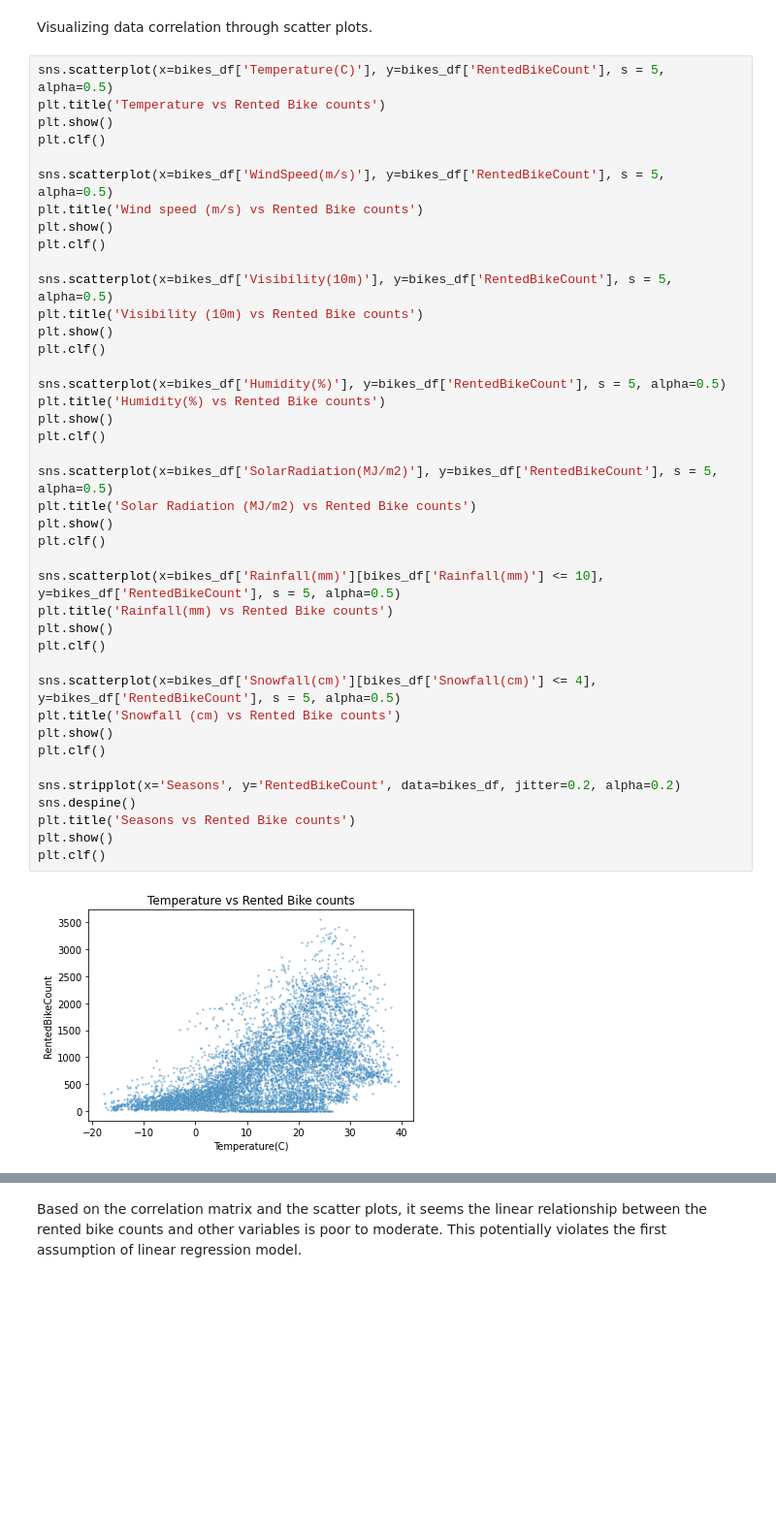
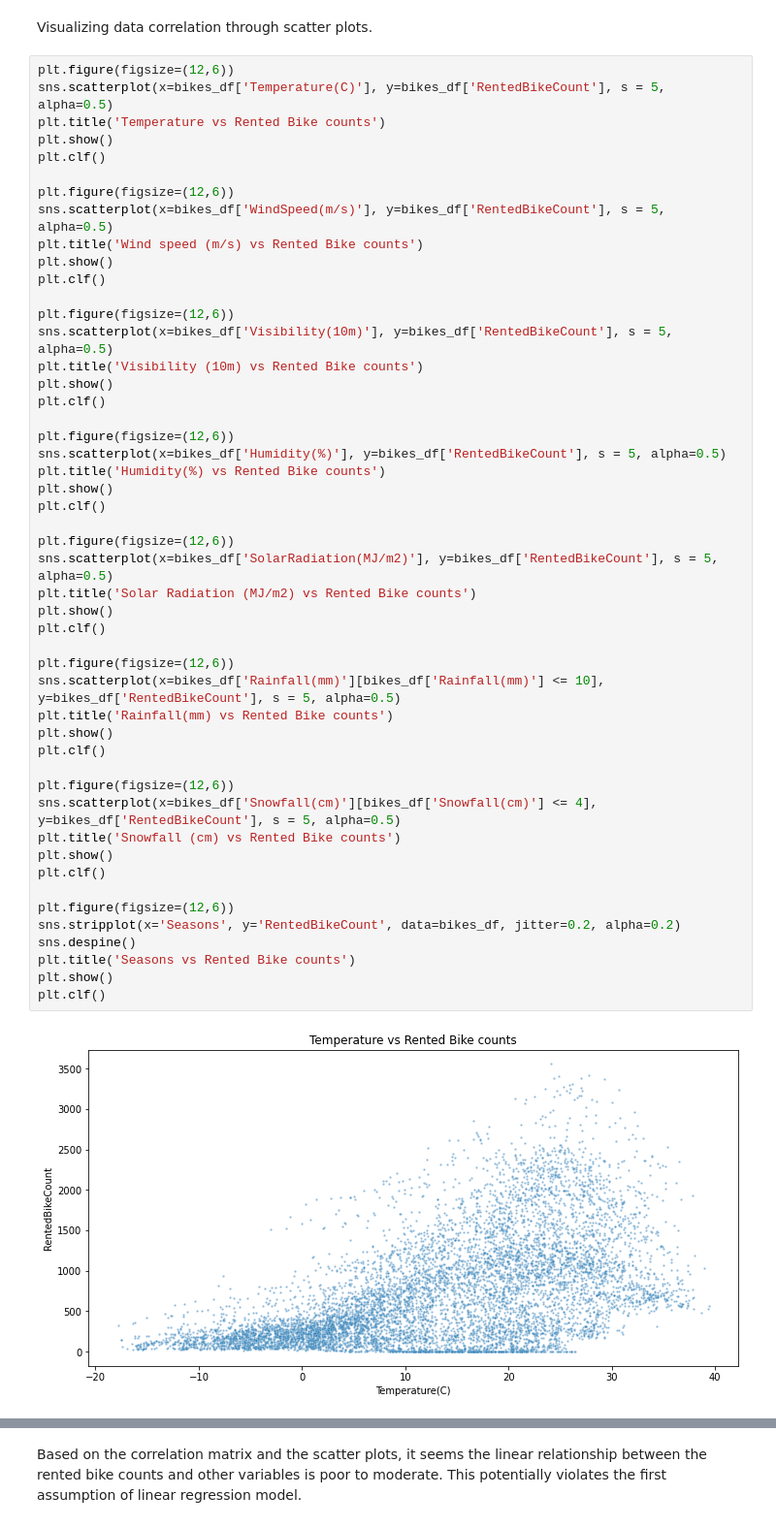
Before and after one commit to R0go/Bikes, a Jupyter notebook: Bikes_project.ipynb, the cells around one changed output, grey strips where cells are left out. Shown at 97% size. Saved outputs shown, nothing was run; the diff lists cells and outputs as text; blank space fills up the shorter version.

```diff
--- a/Bikes_project.ipynb
+++ b/Bikes_project.ipynb
@@ -336,45 +345,53 @@ plt.show()
 # %% [markdown]
 Visualizing data correlation through scatter plots.
 # %%
+plt.figure(figsize=(12,6))
 sns.scatterplot(x=bikes_df['Temperature(C)'], y=bikes_df['RentedBikeCount'], s = 5, alpha=0.5)
 plt.title('Temperature vs Rented Bike counts')
 plt.show()
 plt.clf()
 
+plt.figure(figsize=(12,6))
 sns.scatterplot(x=bikes_df['WindSpeed(m/s)'], y=bikes_df['RentedBikeCount'], s = 5, alpha=0.5)
 plt.title('Wind speed (m/s) vs Rented Bike counts')
 plt.show()
 plt.clf()
 
+plt.figure(figsize=(12,6))
 sns.scatterplot(x=bikes_df['Visibility(10m)'], y=bikes_df['RentedBikeCount'], s = 5, alpha=0.5)
 plt.title('Visibility (10m) vs Rented Bike counts')
 plt.show()
 plt.clf()
 
+plt.figure(figsize=(12,6))
 sns.scatterplot(x=bikes_df['Humidity(%)'], y=bikes_df['RentedBikeCount'], s = 5, alpha=0.5)
 plt.title('Humidity(%) vs Rented Bike counts')
 plt.show()
 plt.clf()
 
+plt.figure(figsize=(12,6))
 sns.scatterplot(x=bikes_df['SolarRadiation(MJ/m2)'], y=bikes_df['RentedBikeCount'], s = 5, alpha=0.5)
 plt.title('Solar Radiation (MJ/m2) vs Rented Bike counts')
 plt.show()
 plt.clf()
 
+plt.figure(figsize=(12,6))
 sns.scatterplot(x=bikes_df['Rainfall(mm)'][bikes_df['Rainfall(mm)'] <= 10], y=bikes_df['RentedBikeCount'], s = 5, alpha=0.5)
 plt.title('Rainfall(mm) vs Rented Bike counts')
 plt.show()
 plt.clf()
 
+plt.figure(figsize=(12,6))
 sns.scatterplot(x=bikes_df['Snowfall(cm)'][bikes_df['Snowfall(cm)'] <= 4], y=bikes_df['RentedBikeCount'], s = 5, alpha=0.5)
 plt.title('Snowfall (cm) vs Rented Bike counts')
 plt.show()
 plt.clf()
 
+plt.figure(figsize=(12,6))
 sns.stripplot(x='Seasons', y='RentedBikeCount', data=bikes_df, jitter=0.2, alpha=0.2)
 sns.despine()
 plt.title('Seasons vs Rented Bike counts')
 plt.show()
 plt.clf()
 # %% [output]
-[figure, old version]
+[figure, new version]
```
Also changed, not shown: parts of 20 cells of this notebook, 1 other file.
